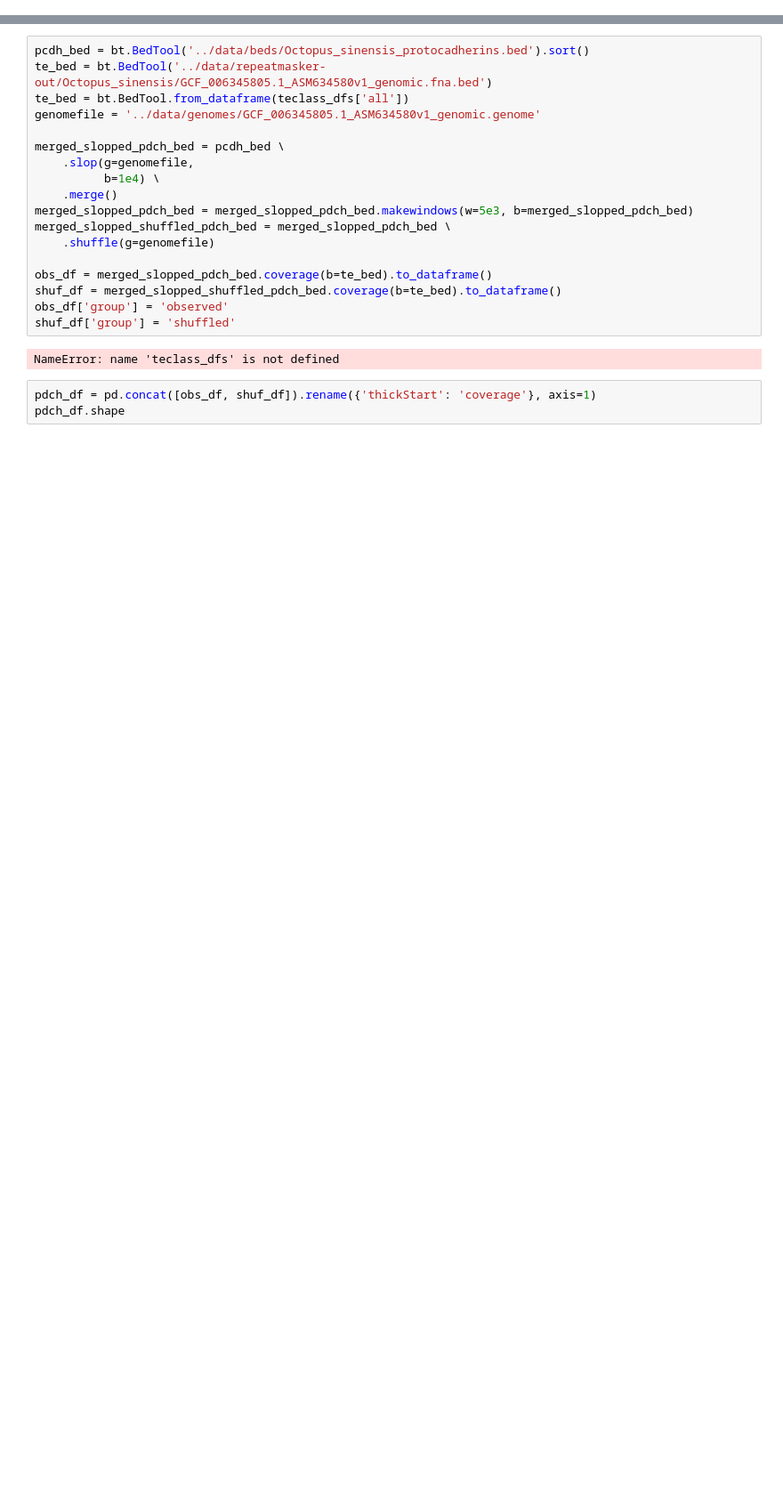
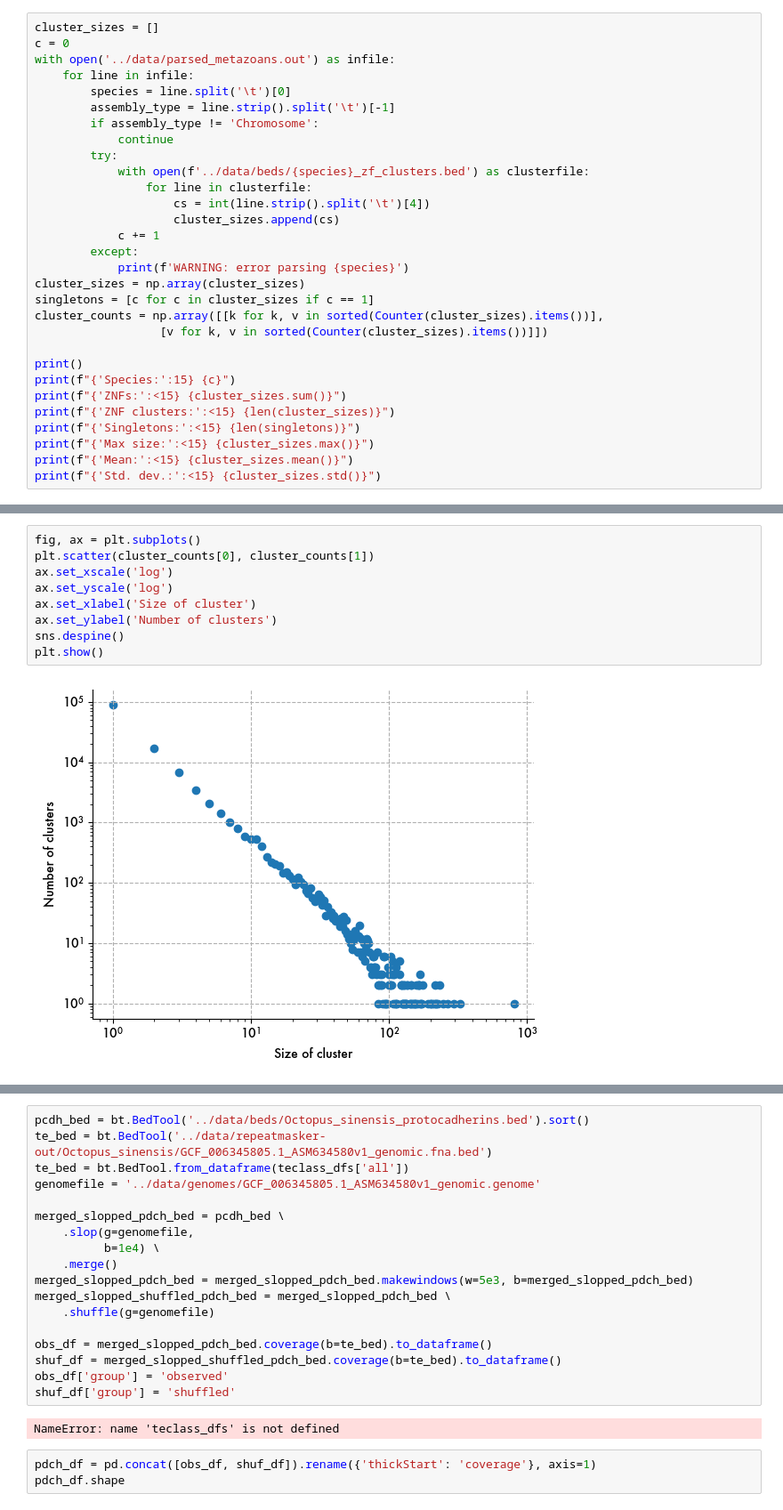
Before and after one commit to jonathan-wells/zinc-finger-grn, a Jupyter notebook: analysis/gene_family_clustering.ipynb, the cells around one changed output, grey strips where cells are left out. Shown: that part at 89% size. Saved outputs shown, nothing was run; the diff lists cells and outputs as text; blank space fills up the shorter version.

Commit message:
Update thresholds for calling KZFP clusters and complete analysis of cluster size distribution.

```diff
--- a/analysis/gene_family_clustering.ipynb
+++ b/analysis/gene_family_clustering.ipynb
@@ -6,0 +71,30 @@ import pybedtools as bt
+# %%
+cluster_sizes = []
+c = 0
+with open('../data/parsed_metazoans.out') as infile:
+    for line in infile:
+        species = line.split('\t')[0]
+        assembly_type = line.strip().split('\t')[-1]
+        if assembly_type != 'Chromosome':
+            continue
+        try:
+            with open(f'../data/beds/{species}_zf_clusters.bed') as clusterfile:
+                for line in clusterfile:
+                    cs = int(line.strip().split('\t')[4])
+                    cluster_sizes.append(cs)
+            c += 1
+        except:
+            print(f'WARNING: error parsing {species}')
+cluster_sizes = np.array(cluster_sizes)
+singletons = [c for c in cluster_sizes if c == 1]
+cluster_counts = np.array([[k for k, v in sorted(Counter(cluster_sizes).items())],
+                  [v for k, v in sorted(Counter(cluster_sizes).items())]])
+
+print()
+print(f"{'Species:':15} {c}")
+print(f"{'ZNFs:':<15} {cluster_sizes.sum()}")
+print(f"{'ZNF clusters:':<15} {len(cluster_sizes)}")
+print(f"{'Singletons:':<15} {len(singletons)}")
+print(f"{'Max size:':<15} {cluster_sizes.max()}")
+print(f"{'Mean:':<15} {cluster_sizes.mean()}")
+print(f"{'Std. dev.:':<15} {cluster_sizes.std()}")
@@ -6,0 +121,11 @@ import pybedtools as bt
+# %%
+fig, ax = plt.subplots()
+plt.scatter(cluster_counts[0], cluster_counts[1])
+ax.set_xscale('log')
+ax.set_yscale('log')
+ax.set_xlabel('Size of cluster')
+ax.set_ylabel('Number of clusters')
+sns.despine()
+plt.show()
+# %% [output]
+[figure, added]
```
Also changed, not shown: parts of 23 cells of this notebook, 1 other file.
